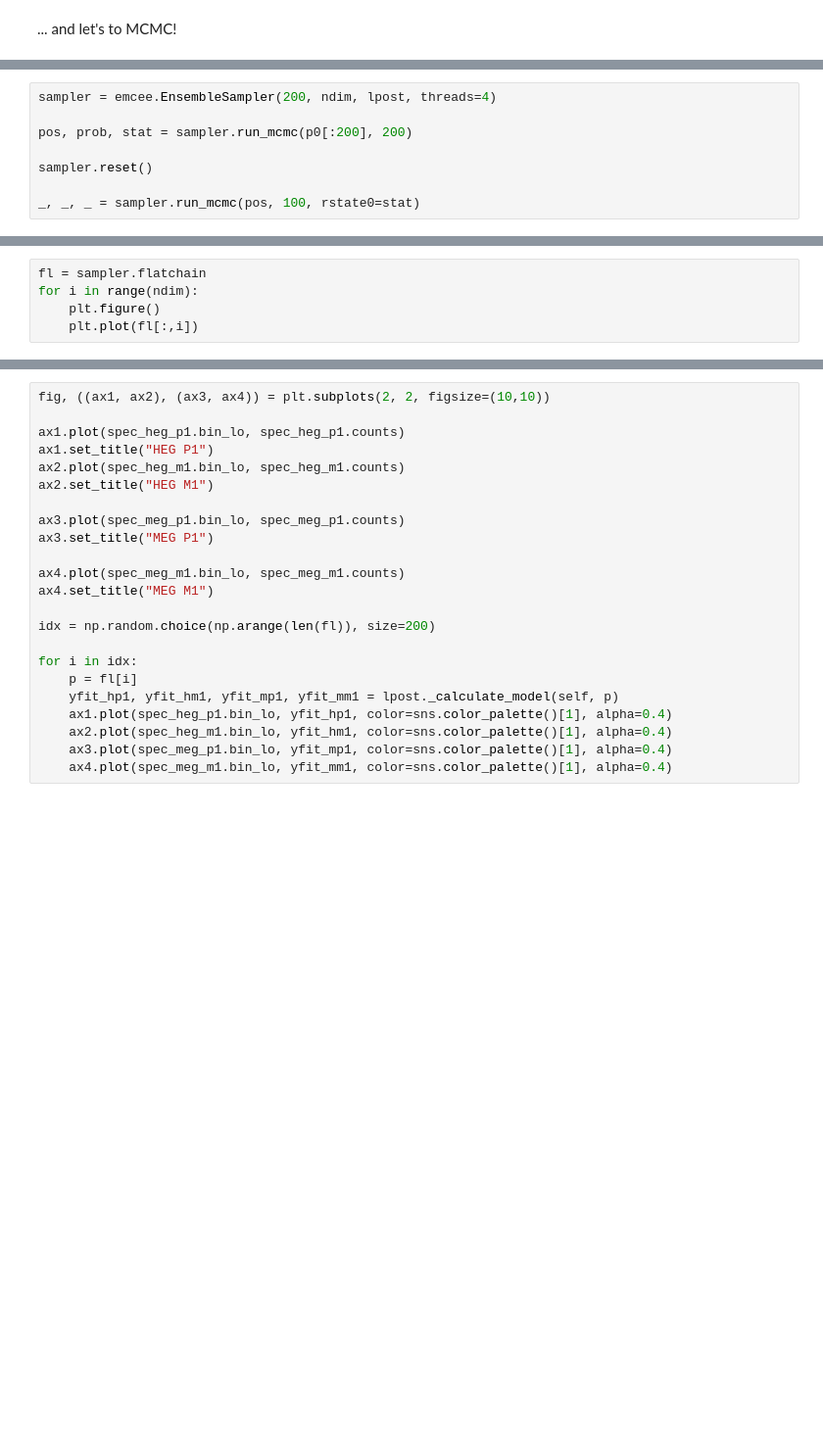
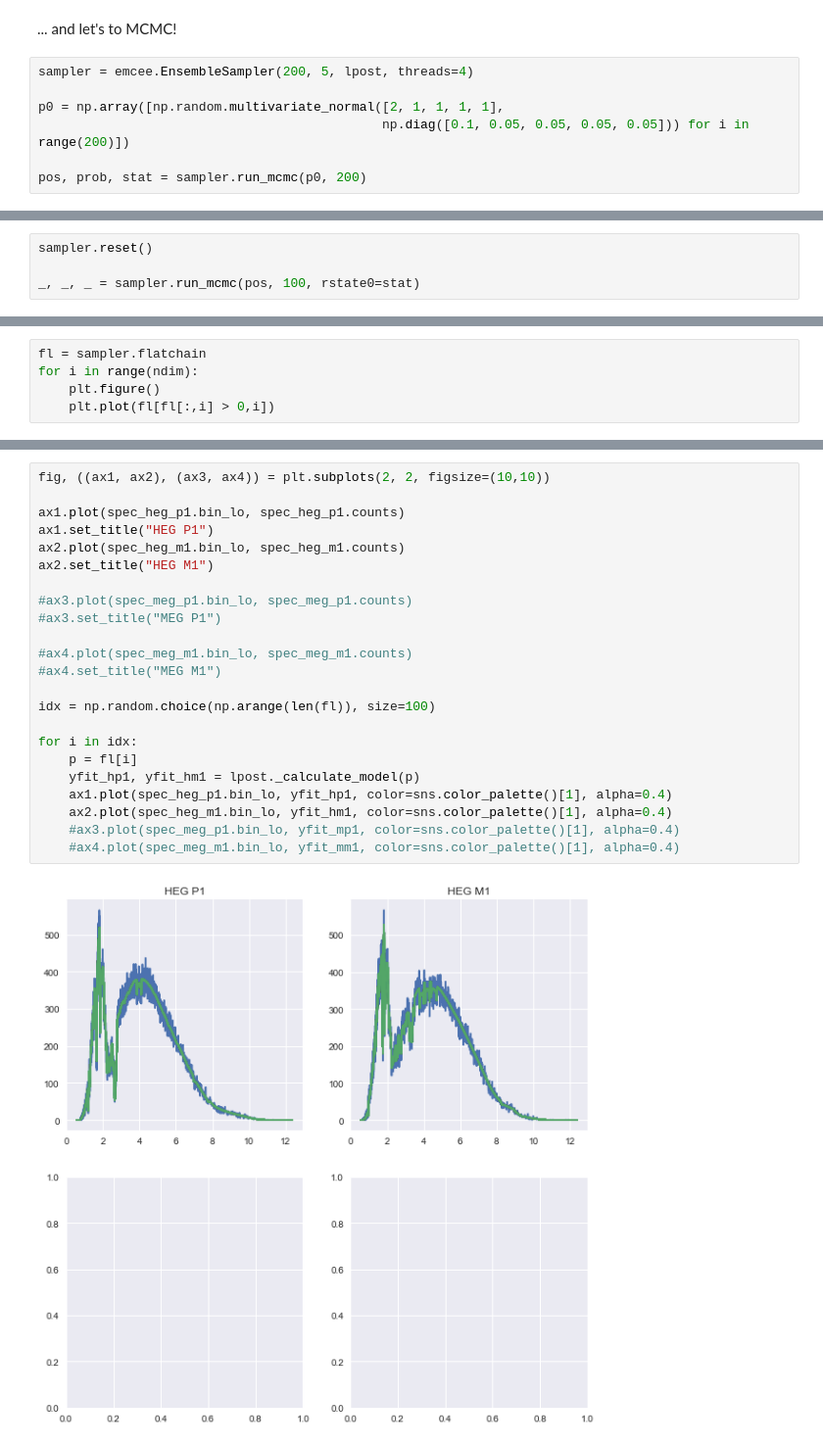
Before and after one commit to dhuppenkothen/clarsach, a Jupyter notebook: notebooks/ParTest_ProofOfConcept.ipynb, the cells around one changed output, grey strips where cells are left out. Shown at 98% size. Drawn from its saved outputs; the diff is of its cells as text; blank space fills up the shorter version.

```diff
--- a/notebooks/ParTest_ProofOfConcept.ipynb
+++ b/notebooks/ParTest_ProofOfConcept.ipynb
@@ -438,2 +454,9 @@ res
 # %% [markdown]
 ... and let's to MCMC!
+# %%
+sampler = emcee.EnsembleSampler(200, 5, lpost, threads=4)
+
+p0 = np.array([np.random.multivariate_normal([2, 1, 1, 1, 1],
+                                             np.diag([0.1, 0.05, 0.05, 0.05, 0.05])) for i in range(200)])
+
+pos, prob, stat = sampler.run_mcmc(p0, 200)
@@ -440,8 +465,4 @@ res
 # %%
-sampler = emcee.EnsembleSampler(200, ndim, lpost, threads=4)
-
-pos, prob, stat = sampler.run_mcmc(p0[:200], 200)
-
 sampler.reset()
 
 _, _, _ = sampler.run_mcmc(pos, 100, rstate0=stat)
@@ -449,4 +475,4 @@ _, _, _ = sampler.run_mcmc(pos, 100, rstate0=stat)
 fl = sampler.flatchain
 for i in range(ndim):
     plt.figure()
-    plt.plot(fl[:,i])
+    plt.plot(fl[fl[:,i] > 0,i])
@@ -455,23 +493,25 @@ _ = corner.corner(fl, truths=[2,1])
 # %%
 fig, ((ax1, ax2), (ax3, ax4)) = plt.subplots(2, 2, figsize=(10,10))
 
 ax1.plot(spec_heg_p1.bin_lo, spec_heg_p1.counts)
 ax1.set_title("HEG P1")
 ax2.plot(spec_heg_m1.bin_lo, spec_heg_m1.counts)
 ax2.set_title("HEG M1")
 
-ax3.plot(spec_meg_p1.bin_lo, spec_meg_p1.counts)
-ax3.set_title("MEG P1")
+#ax3.plot(spec_meg_p1.bin_lo, spec_meg_p1.counts)
+#ax3.set_title("MEG P1")
 
-ax4.plot(spec_meg_m1.bin_lo, spec_meg_m1.counts)
-ax4.set_title("MEG M1")
+#ax4.plot(spec_meg_m1.bin_lo, spec_meg_m1.counts)
+#ax4.set_title("MEG M1")
 
-idx = np.random.choice(np.arange(len(fl)), size=200)
+idx = np.random.choice(np.arange(len(fl)), size=100)
 
 for i in idx:
     p = fl[i]
-    yfit_hp1, yfit_hm1, yfit_mp1, yfit_mm1 = lpost._calculate_model(self, p)
+    yfit_hp1, yfit_hm1 = lpost._calculate_model(p)
     ax1.plot(spec_heg_p1.bin_lo, yfit_hp1, color=sns.color_palette()[1], alpha=0.4)
     ax2.plot(spec_heg_m1.bin_lo, yfit_hm1, color=sns.color_palette()[1], alpha=0.4)
-    ax3.plot(spec_meg_p1.bin_lo, yfit_mp1, color=sns.color_palette()[1], alpha=0.4)
-    ax4.plot(spec_meg_m1.bin_lo, yfit_mm1, color=sns.color_palette()[1], alpha=0.4)
+    #ax3.plot(spec_meg_p1.bin_lo, yfit_mp1, color=sns.color_palette()[1], alpha=0.4)
+    #ax4.plot(spec_meg_m1.bin_lo, yfit_mm1, color=sns.color_palette()[1], alpha=0.4)
+# %% [output]
+[figure, added]
```
Also changed, not shown: parts of 10 cells of this notebook, 6 other files.
